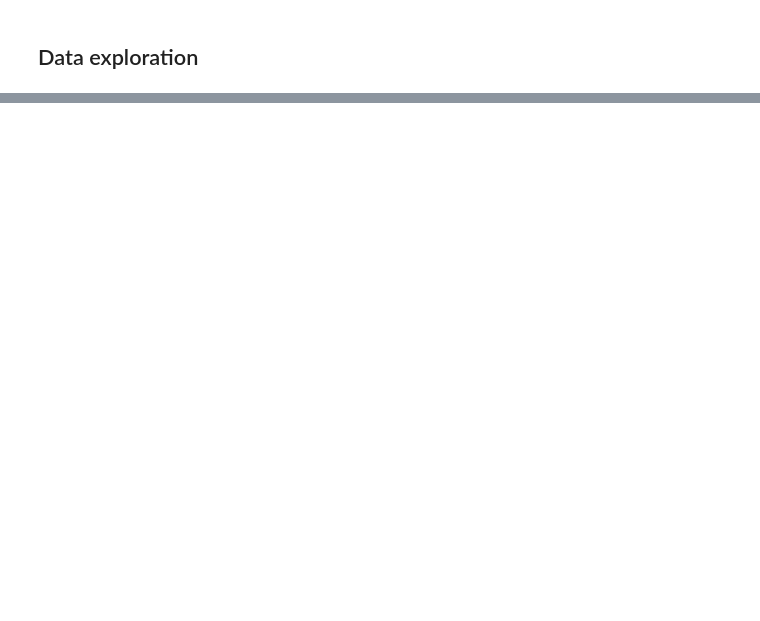
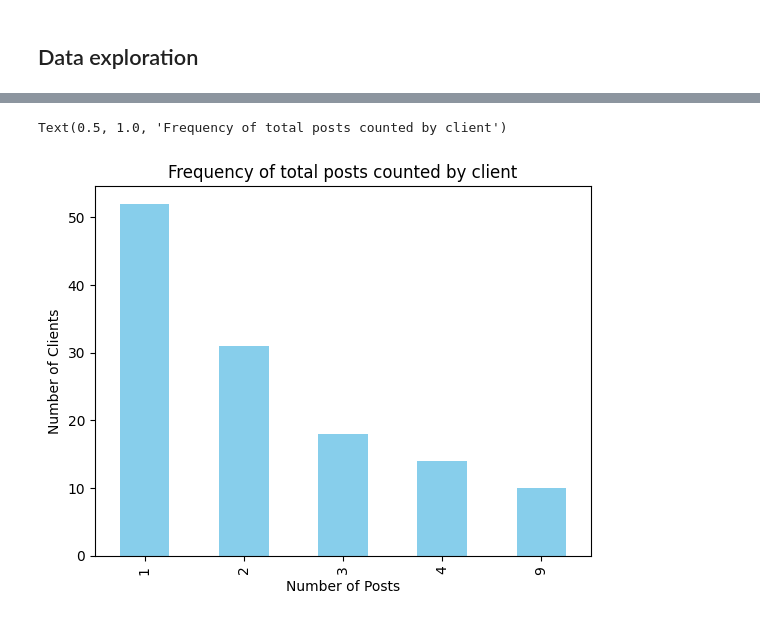
Before and after one commit to alterism/mastodon-alt-text, a Jupyter notebook: introduction_data_science_project.ipynb, the cells around one changed output, grey strips where cells are left out. Saved outputs shown, nothing was run; the diff lists cells and outputs as text; code cells hidden in the pictures; blank space fills up the shorter version.

```diff
--- a/introduction_data_science_project.ipynb
+++ b/introduction_data_science_project.ipynb
@@ -203,0 +319,9 @@ ax.pie(posts_pie, labels=labels_pie, autopct='%1.1f%%')
+# %%
+'''
+Comparing this with the entire data set:
+we want to count how many clients have the same number of posts.
+'''
+posts = data['posts'].value_counts().sort_index()
+# Filter out post counts with less than 10 clients
+posts = posts[posts >= 10]
+posts
@@ -203,0 +336,12 @@ ax.pie(posts_pie, labels=labels_pie, autopct='%1.1f%%')
+# %%
+# Create a bar plot
+plt.figure()
+posts.plot(kind='bar', color='skyblue')
+
+# Add labels and title
+plt.xlabel('Number of Posts')
+plt.ylabel('Number of Clients')
+plt.title('Frequency of total posts counted by client')
+# %% [output]
+Text(0.5, 1.0, 'Frequency of total posts counted by client')
+[figure, added]
```
Also changed, not shown: parts of 48 cells of this notebook.
